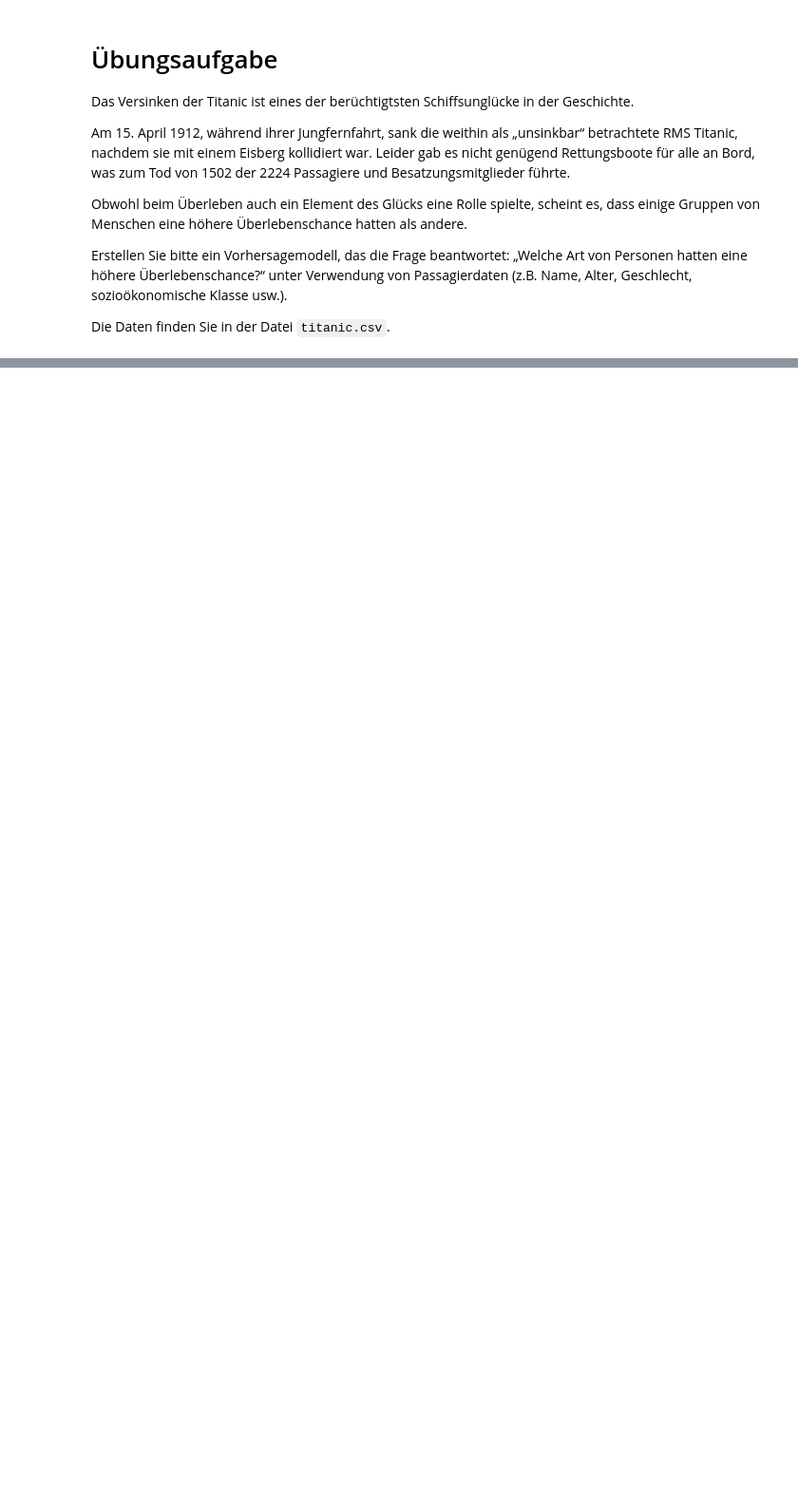
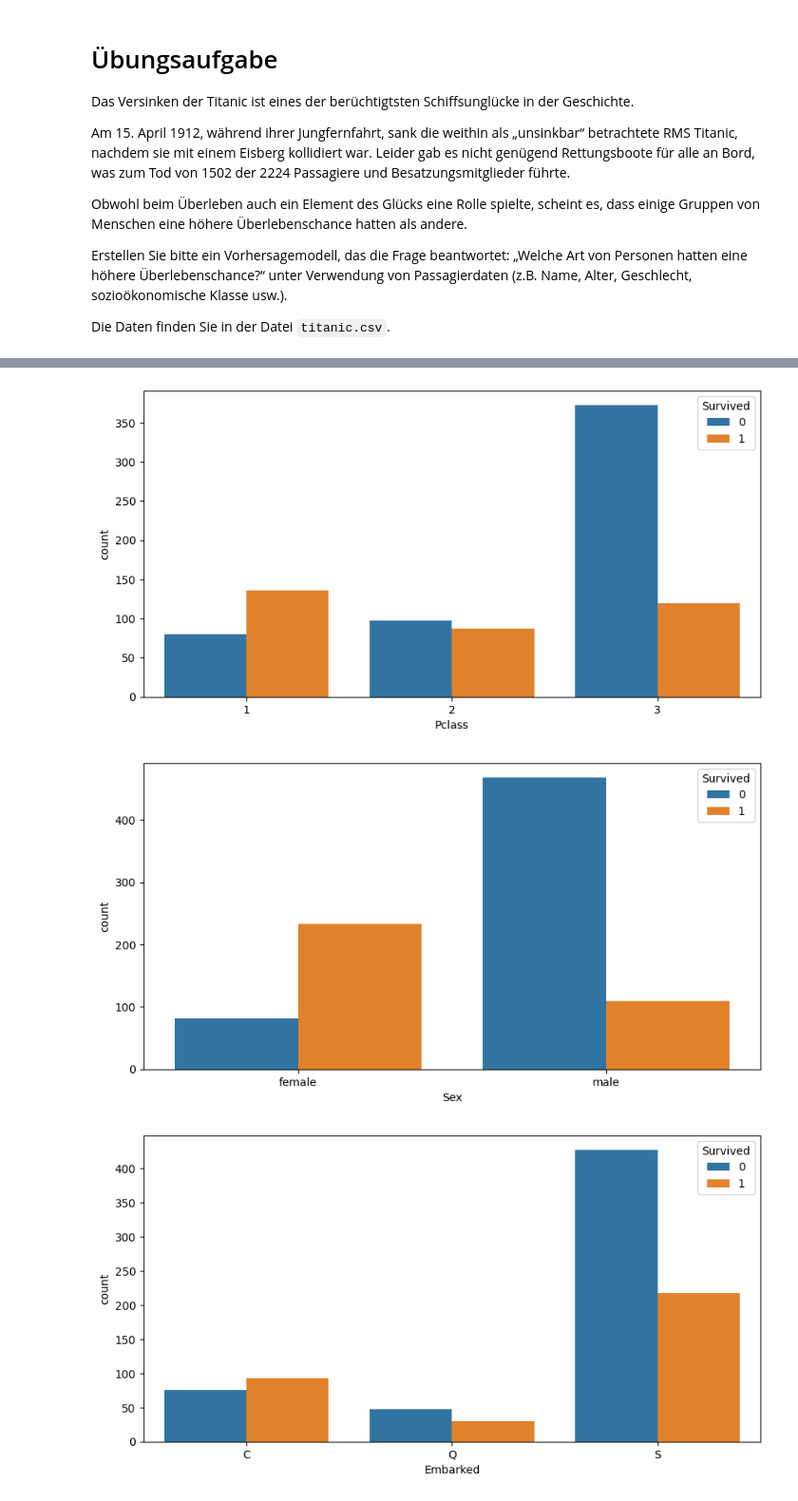
Before and after one commit to FlorianWolff95/DHBW_BI_S24, a Jupyter notebook: ML_Klassifikation.ipynb, the cells around one changed output, grey strips where cells are left out. Shown: that part at 95% size. Saved outputs shown, nothing was run; the diff lists cells and outputs as text; code cells hidden in the pictures; blank space fills up the shorter version.

```diff
--- a/ML_Klassifikation.ipynb
+++ b/ML_Klassifikation.ipynb
@@ -192,0 +185,11 @@ Die Daten finden Sie in der Datei `titanic.csv`.
+# %%
+# Visualize distribution of categoical features
+
+for feature in category_features:
+    plt.figure(figsize=(10, 5))
+    sns.countplot(data=df, x=feature, hue="Survived")
+    plt.show()
+# %% [output]
+[figure, added]
+[figure, added]
+[figure, added]
```
Also changed, not shown: parts of 30 cells of this notebook, 2 other files.
